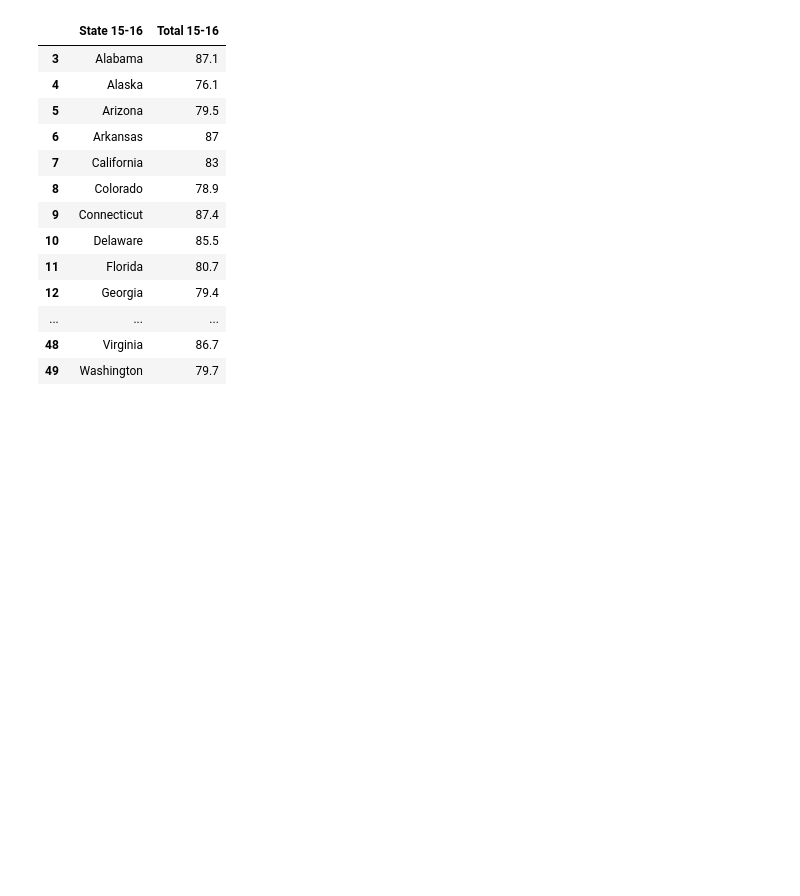
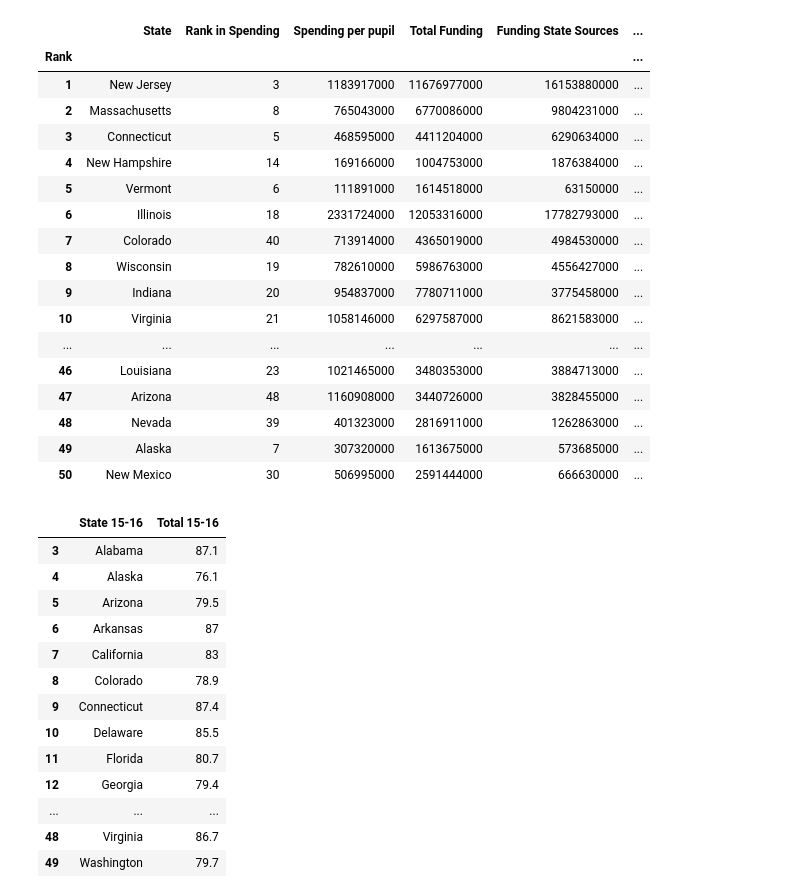
Before and after one commit to gtaraboletti/uncc_project1, a Jupyter notebook: ADproject1finalcode.ipynb, the cells around one changed output. Drawn from its saved outputs; the diff is of its cells as text; code cells hidden in the pictures; blank space fills up the shorter version.

```diff
--- a/ADproject1finalcode.ipynb
+++ b/ADproject1finalcode.ipynb
@@ -12,8 +15,28 @@ import matplotlib.pyplot as plt
 # %%
 schooldata =  pd.read_csv(
     Path(r"C:\Users\Aparna\Desktop\FinTech-Workspace\project 1\uncc_project1\revised_school_data.csv"),
                 index_col = "Rank")
 schooldata = schooldata.sort_index()
+schooldata
+# %% [output]
+|  | State | Rank in Spending | Spending per pupil | Total Funding | Funding State Sources | ... |
+| Rank |  |  |  |  |  | ... |
+| 1 | New Jersey | 3 | 1183917000 | 11676977000 | 16153880000 | ... |
+| 2 | Massachusetts | 8 | 765043000 | 6770086000 | 9804231000 | ... |
+| 3 | Connecticut | 5 | 468595000 | 4411204000 | 6290634000 | ... |
+| 4 | New Hampshire | 14 | 169166000 | 1004753000 | 1876384000 | ... |
+| 5 | Vermont | 6 | 111891000 | 1614518000 | 63150000 | ... |
+| 6 | Illinois | 18 | 2331724000 | 12053316000 | 17782793000 | ... |
+| 7 | Colorado | 40 | 713914000 | 4365019000 | 4984530000 | ... |
+| 8 | Wisconsin | 19 | 782610000 | 5986763000 | 4556427000 | ... |
+| 9 | Indiana | 20 | 954837000 | 7780711000 | 3775458000 | ... |
+| 10 | Virginia | 21 | 1058146000 | 6297587000 | 8621583000 | ... |
+| ... | ... | ... | ... | ... | ... | ... |
+| 46 | Louisiana | 23 | 1021465000 | 3480353000 | 3884713000 | ... |
+| 47 | Arizona | 48 | 1160908000 | 3440726000 | 3828455000 | ... |
+| 48 | Nevada | 39 | 401323000 | 2816911000 | 1262863000 | ... |
+| 49 | Alaska | 7 | 307320000 | 1613675000 | 573685000 | ... |
+| 50 | New Mexico | 30 | 506995000 | 2591444000 | 666630000 | ... |
 # %%
 highschoolgraduation15to16 = pd.read_csv(
     Path(r"C:\Users\Aparna\Desktop\FinTech-Workspace\project 1\uncc_project1\School_Data\ACGR2015-16.csv"))
```
Also changed, not shown: parts of 7 cells of this notebook.
